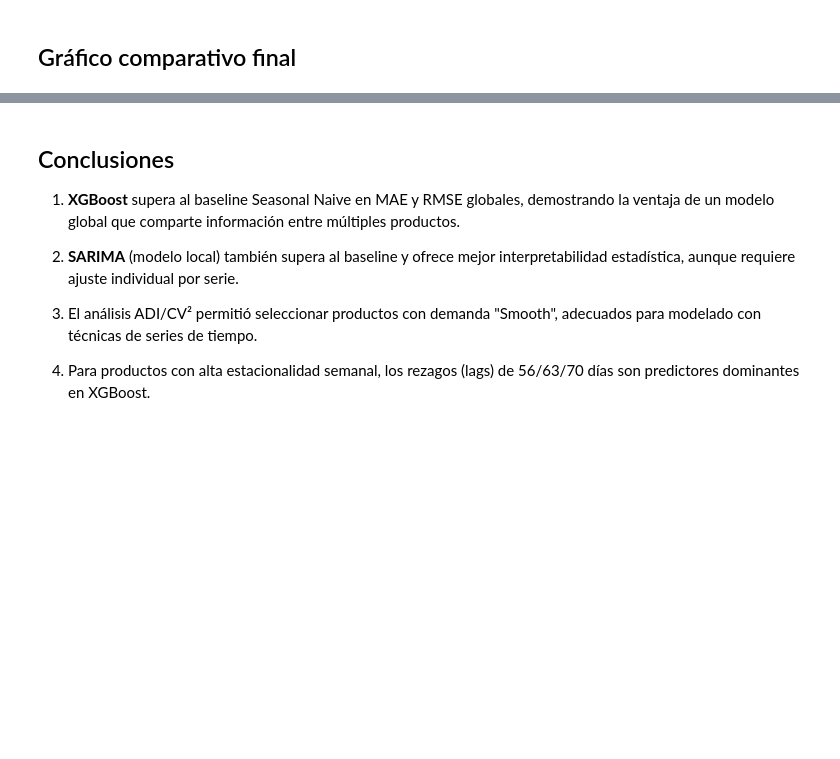
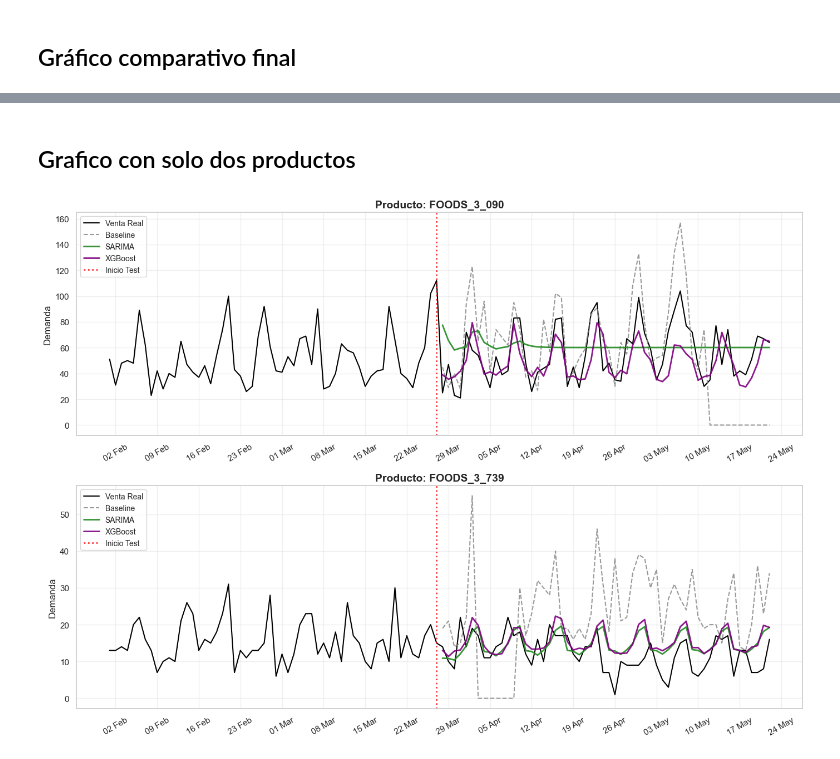
Before and after one commit to fx-soto/Master-Estadistica-Taller-Consultoria-Capstone1, a Jupyter notebook: notebooks/capstone_1.ipynb, the cells around one changed output, grey strips where cells are left out. Saved outputs shown, nothing was run; the diff lists cells and outputs as text; code cells hidden in the pictures; blank space fills up the shorter version.

```diff
--- a/notebooks/capstone_1.ipynb
+++ b/notebooks/capstone_1.ipynb
@@ -673,15 +585,59 @@ Generando gráficos comparativos...
-# %% [markdown]
-## Conclusiones
-
-1. **XGBoost** supera al baseline Seasonal Naive en MAE y RMSE globales,
-   demostrando la ventaja de un modelo global que comparte información
-   entre múltiples productos.
-
-2. **SARIMA** (modelo local) también supera al baseline y ofrece mejor
-   interpretabilidad estadística, aunque requiere ajuste individual por serie.
-
-3. El análisis ADI/CV² permitió seleccionar productos con demanda "Smooth",
-   adecuados para modelado con técnicas de series de tiempo.
-
-4. Para productos con alta estacionalidad semanal, los rezagos (lags)
-   de 56/63/70 días son predictores dominantes en XGBoost.
+# %% [markdown]
+## Grafico con solo dos productos
+# %%
+productos_top = ['FOODS_3_090', 'FOODS_3_739']
+
+# Reconstruir el DataFrame de ploteo (Historia + Test)
+start_plot_date = cutoff_date - pd.Timedelta(days=56)
+
+# Historia
+history_plot = train_df[(train_df['date'] > start_plot_date) & (train_df['item_id'].isin(productos_top))].copy()
+history_plot['pred_snaive_anual'] = np.nan
+history_plot['pred_sarima'] = np.nan
+history_plot['pred_xgb_global'] = np.nan
+
+# Test
+test_plot = resultados_finales[resultados_finales['item_id'].isin(productos_top)][
+    ['item_id', 'date', 'sales', 'pred_snaive_anual', 'pred_sarima', 'pred_xgb_global']
+].copy()
+
+# Unir y ordenar
+plot_df = pd.concat([history_plot, test_plot], ignore_index=True)
+plot_df = plot_df.sort_values(by=['item_id', 'date'])
+
+# Crear la cuadrícula de subgráficos (2 filas x 1 columna)
+fig, axes = plt.subplots(nrows=2, ncols=1, figsize=(14, 10))
+axes = axes.flatten()
+
+for i, prod_id in enumerate(productos_top):
+    ax = axes[i]
+    df_prod = plot_df[plot_df['item_id'] == prod_id]
+
+    # Venta Real
+    ax.plot(df_prod['date'], df_prod['sales'], label='Venta Real', color='black', linewidth=1.5)
+
+    # Modelos
+    ax.plot(df_prod['date'], df_prod['pred_snaive_anual'], label='Baseline', color='gray', linestyle='--', alpha=0.8)
+    ax.plot(df_prod['date'], df_prod['pred_sarima'], label='SARIMA', color='forestgreen', linewidth=2, alpha=0.9)
+    ax.plot(df_prod['date'], df_prod['pred_xgb_global'], label='XGBoost', color='purple', linewidth=2, alpha=0.9)
+
+    # Línea divisoria Train/Test
+    ax.axvline(x=cutoff_date, color='red', linestyle=':', alpha=0.8, linewidth=2, label='Inicio Test')
+
+    # Estética
+    ax.set_title(f'Producto: {prod_id}', fontsize=14, weight='bold')
+    ax.set_ylabel('Demanda')
+    ax.grid(True, alpha=0.3)
+
+    # Formato de fechas (etiquetas cada semana)
+    ax.xaxis.set_major_locator(mdates.WeekdayLocator(interval=1))
+    ax.xaxis.set_major_formatter(mdates.DateFormatter('%d %b'))
+    ax.tick_params(axis='x', rotation=30)
+
+    # Leyenda
+    ax.legend(loc='upper left', fontsize=10)
+
+plt.tight_layout()
+plt.show()
+# %% [output]
+[figure, added]
```
Also changed, not shown: parts of 22 cells of this notebook.
